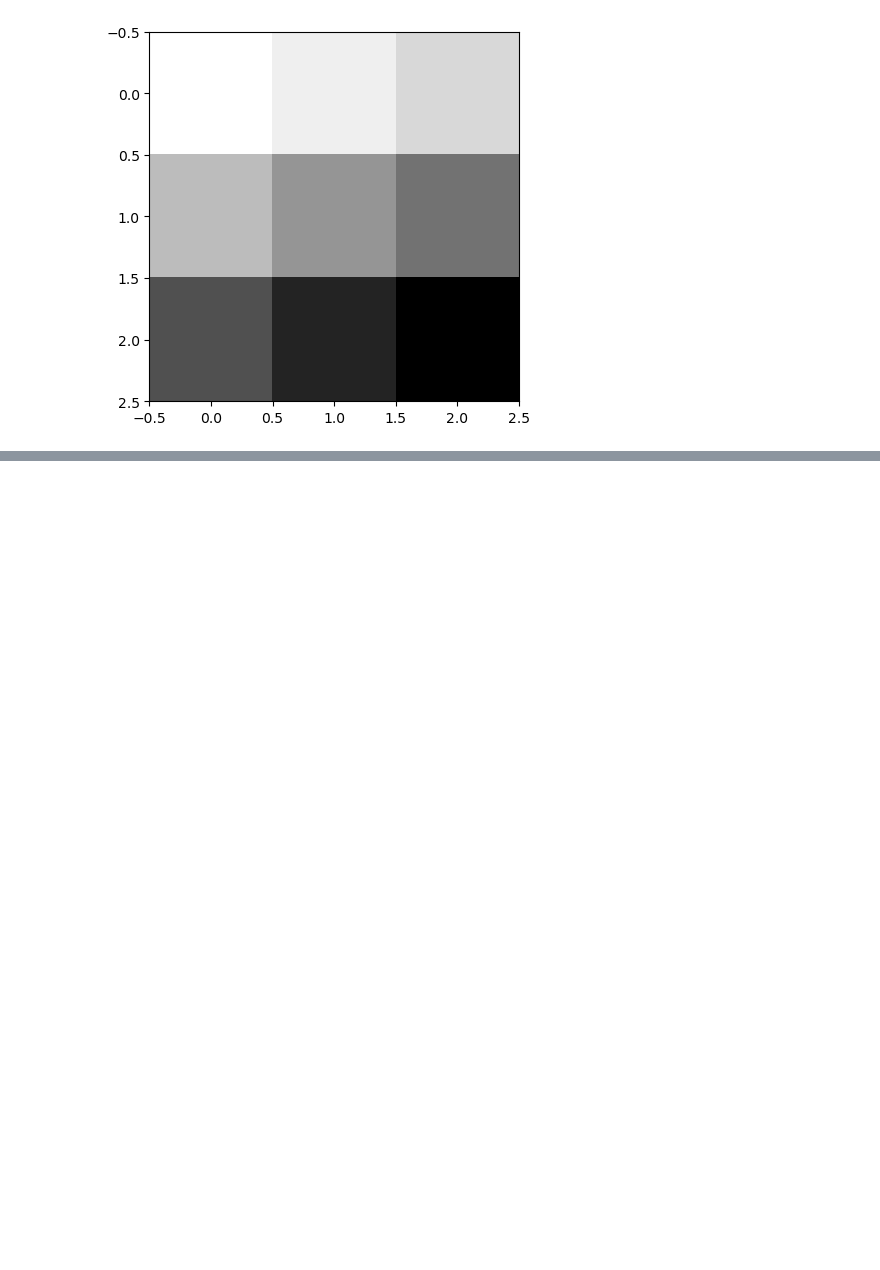
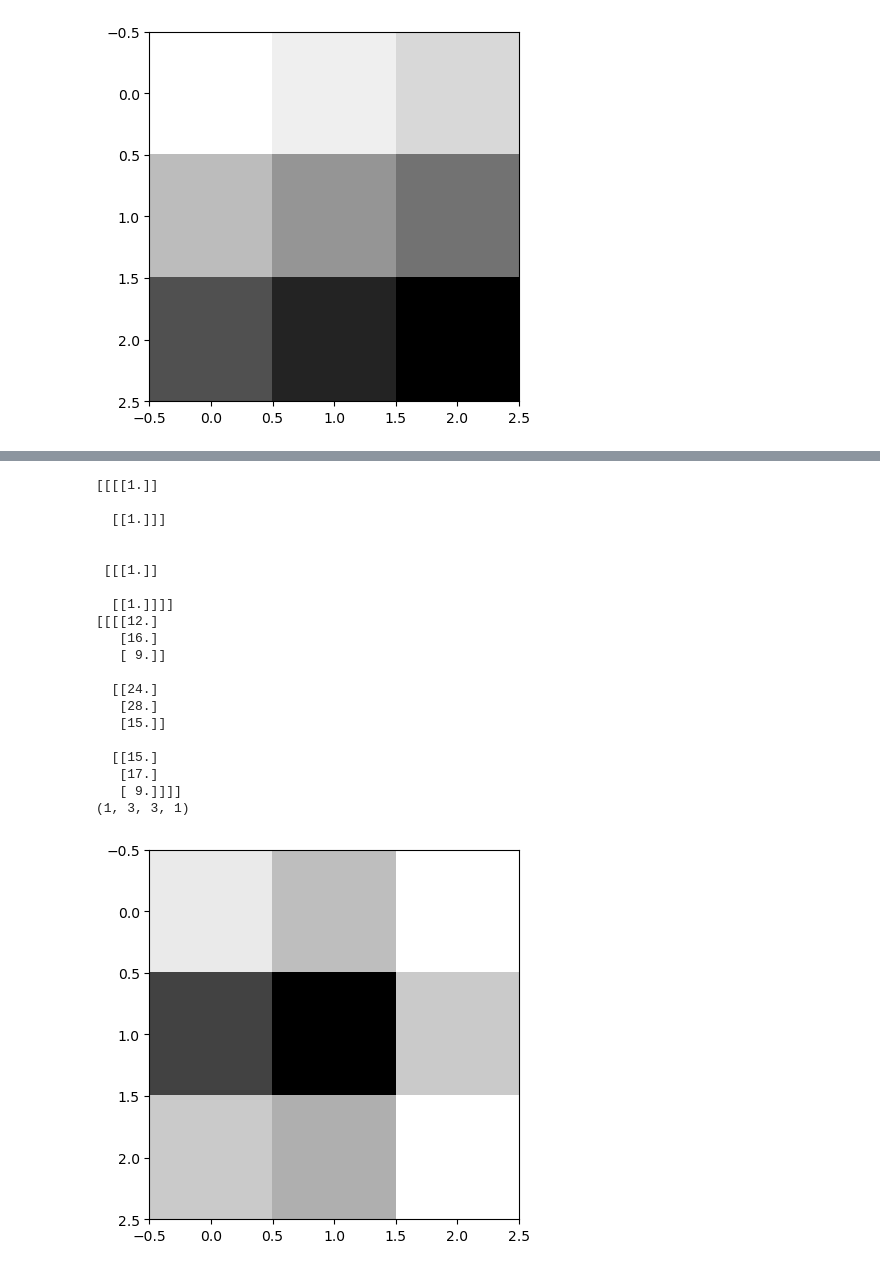
Before and after one commit to latencyspace/AI, a Jupyter notebook: 01_인공지능 기초/딥러닝 Tensorflow/07_cnn_basic.ipynb, the cells around one changed output, grey strips where cells are left out. Saved outputs shown, nothing was run; the diff lists cells and outputs as text; code cells hidden in the pictures; blank space fills up the shorter version.

```diff
--- a/01_인공지능 기초/딥러닝 Tensorflow/07_cnn_basic.ipynb
+++ b/01_인공지능 기초/딥러닝 Tensorflow/07_cnn_basic.ipynb
@@ -32,0 +83,44 @@ plt.show()
+# %%
+# CNN(Convolutional Neural Network)
+# conv2d layer , filter : (2,2,1,1), strides : 1
+
+# (N - F)/strides + 1
+# 출력 이미지 : (4 - 2)/1 + 1 = 3, zero padding을 했을 때 (padding='SAME')
+# (1,3,3,1) ---> (1,3,3,1)
+
+# filter : (2,2,1,1)
+weight = tf.constant([[[[1.]],[[1.]]],
+                      [[[1.]],[[1.]]]])
+print(weight.numpy())
+
+# conv2d layer
+conv2d = tf.nn.conv2d(image,weight,strides=[1,1,1,1],padding='SAME')
+conv2d_image = conv2d.numpy()
+print(conv2d_image)
+print(conv2d_image.shape)  # (1, 3, 3, 1)
+
+# 시각화
+plt.imshow(conv2d_image.reshape(3,3),cmap='Greys')
+plt.show()
+# %% [output]
+[[[[1.]]
+
+  [[1.]]]
+
+
+ [[[1.]]
+
+  [[1.]]]]
+[[[[12.]
+   [16.]
+   [ 9.]]
+
+  [[24.]
+   [28.]
+   [15.]]
+
+  [[15.]
+   [17.]
+   [ 9.]]]]
+(1, 3, 3, 1)
+[figure, added]
```
Also changed, not shown: parts of 8 cells of this notebook.
